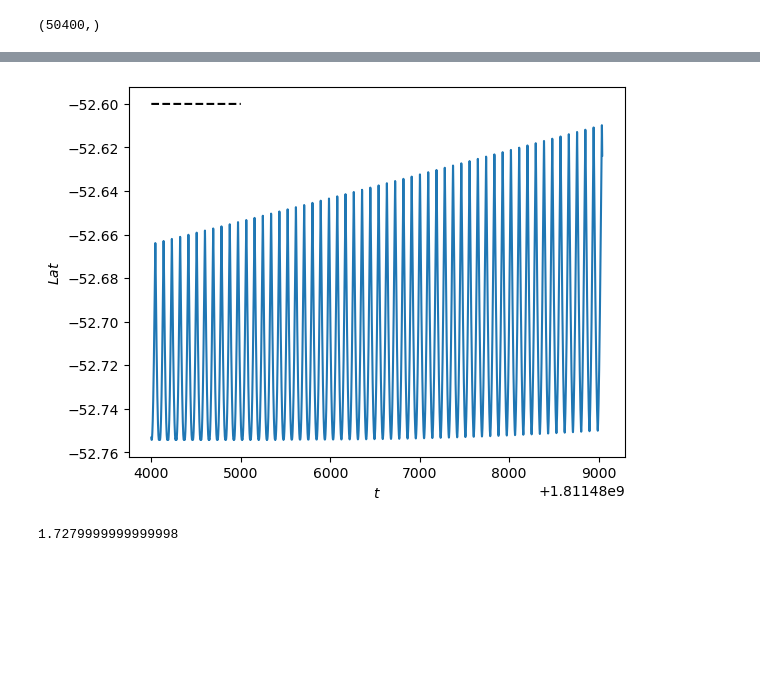
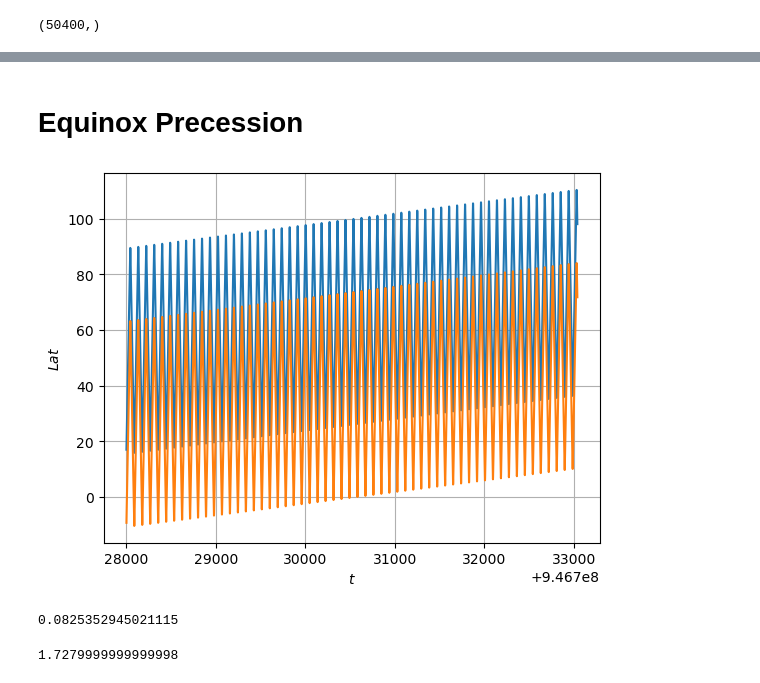
Before and after one commit to julientang/M2-internship, a Jupyter notebook: notebook/custom_destriping_1.ipynb, the cells around one changed output, grey strips where cells are left out. Saved outputs shown, nothing was run; the diff lists cells and outputs as text; code cells hidden in the pictures; blank space fills up the shorter version.

```diff
--- a/notebook/custom_destriping_1.ipynb
+++ b/notebook/custom_destriping_1.ipynb
@@ -327,12 +415,24 @@ schedule
+# %% [markdown]
+# Equinox Precession
 # %%
-plt.plot(time[0:10000],-np.degrees(ob.shared['elevation'][0:10000]),'k--')
-plt.plot(time,iso_radec[1],label = 'Boresight')
+#plt.plot(time[0:100],-np.degrees(ob.shared['elevation'][0:100]),'k--')
+#plt.plot(time,iso_radec[1],label = 'Boresight')
+#plt.plot(time,np.degrees(ob.shared['azimuth']),label = 'Boresight')
+#plt.plot(time[0:2000],np.degrees(ob.shared['elevation'][0:2000]),label = 'Boresight')
+plt.plot(time,iso_angpix2[0],label = 'Boresight')
+plt.plot(time,iso_angpix1[0],label = 'Boresight')
+
+plt.grid()
 plt.xlabel(r'$t$')
 plt.ylabel(r'$Lat$')
-plt.savefig('Boresight_radec_latitude.png')
+#plt.savefig('Boresight_radec_elevation.png')
 plt.show()
 # %% [output]
-[figure, old version]
+[figure, new version]
+# %%
+np.std(iso_radec[1])*60
+# %% [output]
+0.0825352945021115
 # %%
 0.04*60/5000*3600
 # %% [output]
```
Also changed, not shown: parts of 52 cells of this notebook, 1 other file.
